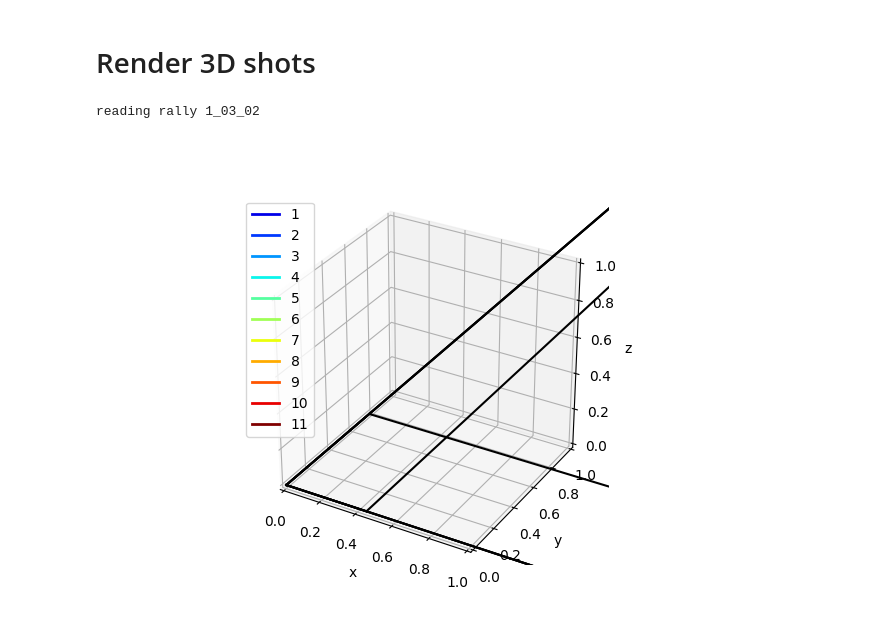
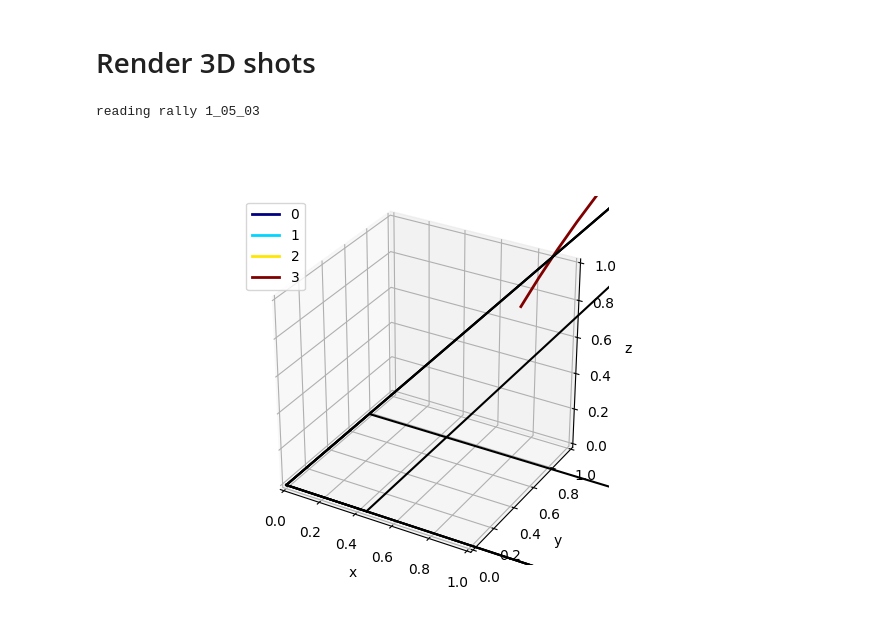
Before and after one commit to jhwang7628/monotrack, a Jupyter notebook: notebooks/visualization.ipynb, the cells around one changed output. Cells and saved outputs as stored; diff of their text form; code cells hidden in the pictures.

```diff
--- a/notebooks/visualization.ipynb
+++ b/notebooks/visualization.ipynb
@@ -378,6 +413,9 @@ def is_trajectory_below_ground(traj):
     return (traj[:, 2] < 0).any()
 
 def is_valid_trajectory(traj):
+    # FIXME debug START
+    return True
+    # FIXME debug END
     return not is_trajectory_below_ground(traj)
 
 dataset_root = Path("/home/juiwang/ai-badminton/data/tracknetv2_042022/profession_dataset")
@@ -385,7 +423,7 @@ dataset_root = Path("/home/juiwang/ai-badminton/data/tracknetv2_042022/professio
 match_path = dataset_root / "test_match3"
 
 rallies = [x.stem for x in sorted((match_path / "rally_video").glob("*.mp4"))]
-rallies = ["1_03_02"]
+rallies = ["1_05_03"]
 
 fig = plt.figure()
 ax = plt.axes(projection="3d")
@@ -405,32 +443,32 @@ for rally in rallies:
     frames = hits["frames"]
     assert len(frames) == len(ids)
 
     N = len(frames)
 
     trajectories = []
 
     trajectories.append(trajectory3d[:frames[0], :])
     for ii in range(N-1):
         trajectories.append(trajectory3d[frames[ii]:frames[ii+1], :])
     if frames[-1] != len(trajectory3d):
         trajectories.append(trajectory3d[frames[-1]:, :])
 
     #trajectories = trajectories[:8]
     colors = plt.cm.jet(np.linspace(0,1,len(trajectories)))
     for idx, traj in enumerate(trajectories):
         if is_valid_trajectory(traj):
             ax.plot3D(
                 traj[:,0],
                 traj[:,1],
                 traj[:,2],
                 linewidth=2,
                 color=colors[idx],
                 label=idx
             )
     plt.legend()
     draw_court_lines_3d(ax)
 
 plt.show()
 # %% [output]
-reading rally 1_03_02
+reading rally 1_05_03
-[figure, old version]
+[figure, new version]
```
Also changed, not shown: parts of 3 cells of this notebook, 5 other files.
